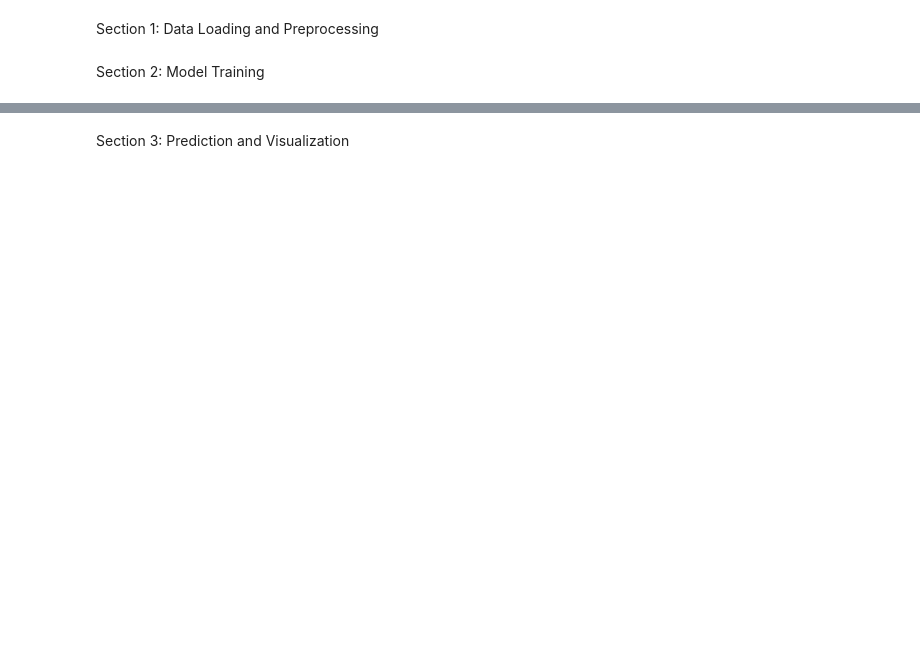
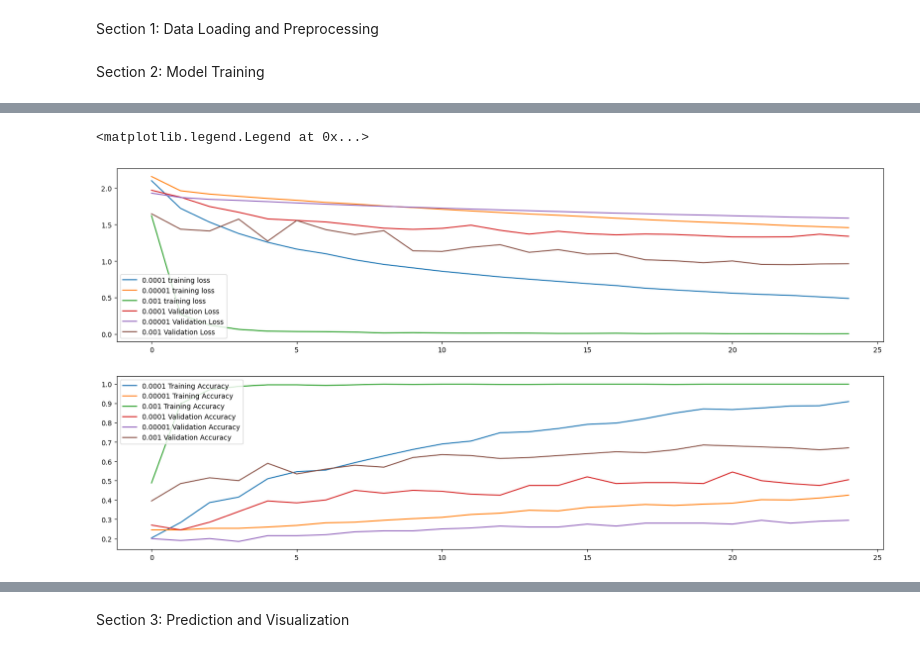
Before and after one commit to krismac12/CAB_320_assignement2, a Jupyter notebook: transfer_training.ipynb, the cells around one changed output, grey strips where cells are left out. Saved outputs shown, nothing was run; the diff lists cells and outputs as text; code cells hidden in the pictures; blank space fills up the shorter version.

```diff
--- a/transfer_training.ipynb
+++ b/transfer_training.ipynb
@@ -110,0 +194,16 @@ Epoch 25/25
+# %%
+base_model_03 = MobileNetV2(input_shape=(224, 224, 3), include_top=False, weights='imagenet')
+
+# Freeze all the layers in the base model
+for layer in base_model_03.layers:
+    layer.trainable = False
+
+# Add your own output layer with 5 neurons and a softmax activation function
+x = Flatten()(base_model_03.output)
+x = Dense(5, activation='softmax')(x)
+model = Model(inputs=base_model_03.input, outputs=x)
+optimizer = SGD(learning_rate=0.0001, momentum=0.0, nesterov=False)
+
+# Compile the model with an appropriate optimizer, loss function, and metrics
+model.compile(optimizer=optimizer, loss='categorical_crossentropy', metrics=['accuracy'])
+history_1 = model.fit(X_train, y_train, epochs=25, validation_data=(X_val, y_val))
@@ -110,0 +228,22 @@ Epoch 25/25
+# %%
+fig = plt.figure(figsize=[20, 10])
+ax = fig.add_subplot(2, 1, 1)
+ax.plot(history_1.history['loss'], label="0.0001 training loss")
+ax.plot(history_2.history['loss'], label="0.00001 training loss")
+ax.plot(history_3.history['loss'], label="0.001 training loss")
+ax.plot(history_1.history['val_loss'], label="0.0001 Validation Loss")
+ax.plot(history_2.history['val_loss'], label="0.00001 Validation Loss")
+ax.plot(history_3.history['val_loss'], label="0.001 Validation Loss")
+ax.legend()
+
+ax = fig.add_subplot(2, 1, 2)
+ax.plot(history_1.history['accuracy'], label="0.0001 Training Accuracy")
+ax.plot(history_2.history['accuracy'], label="0.00001 Training Accuracy")
+ax.plot(history_3.history['accuracy'], label="0.001 Training Accuracy")
+ax.plot(history_1.history['val_accuracy'], label="0.0001 Validation Accuracy")
+ax.plot(history_2.history['val_accuracy'], label="0.00001 Validation Accuracy")
+ax.plot(history_3.history['val_accuracy'], label="0.001 Validation Accuracy")
+ax.legend()
+# %% [output]
+<matplotlib.legend.Legend at 0x...>
+[figure, added]
```
Also changed, not shown: parts of 21 cells of this notebook.
